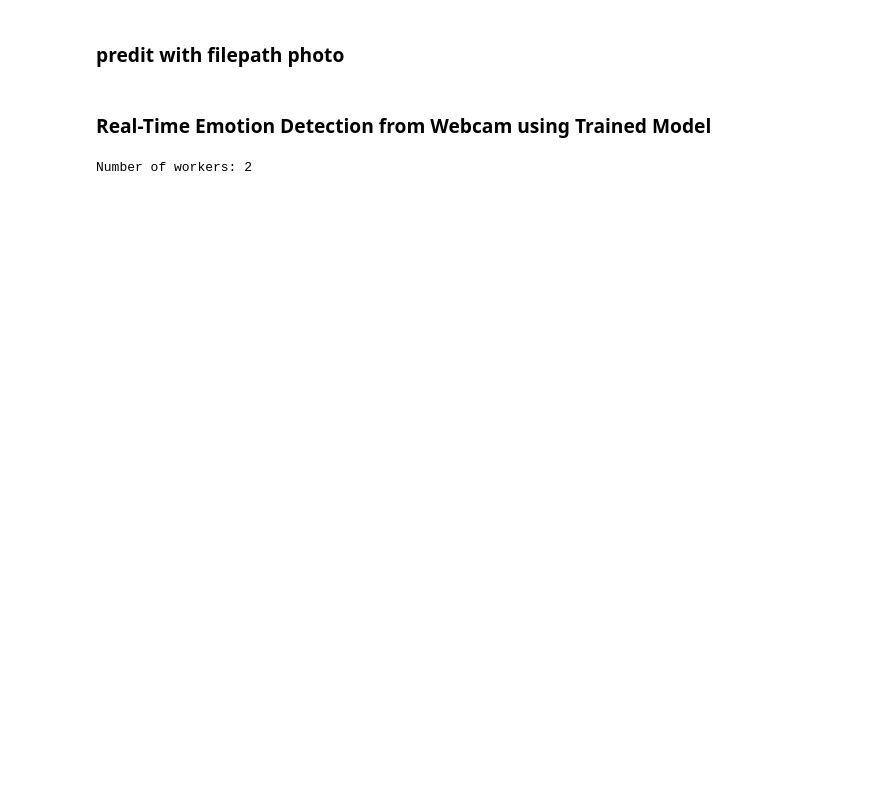
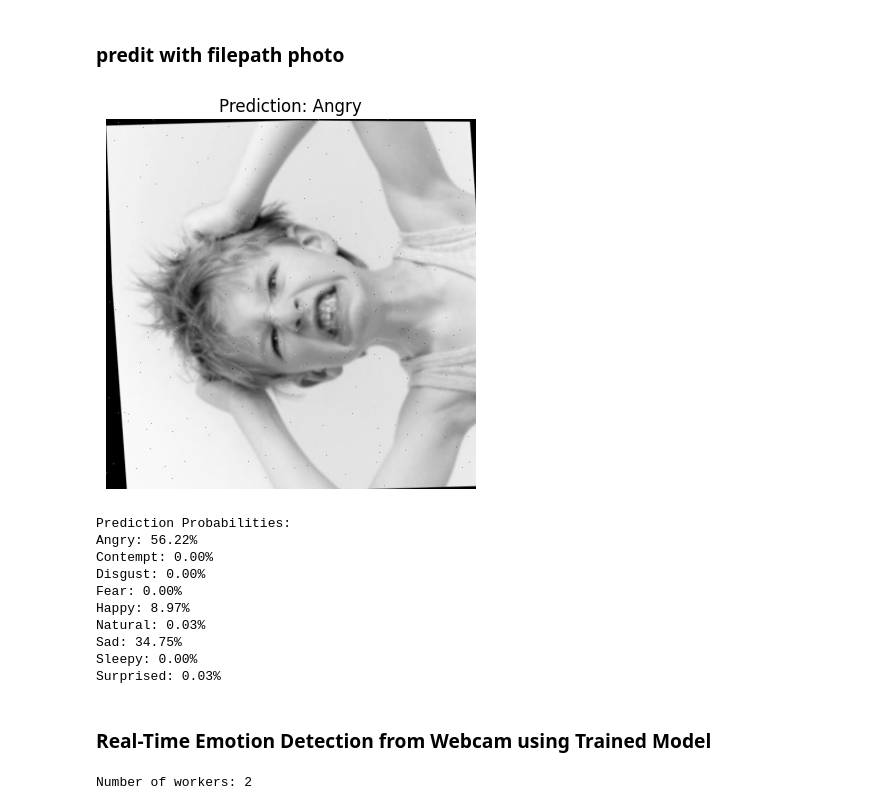
Before and after one commit to HmueGyi/9_facial_detection, a Jupyter notebook: emotion_detection.ipynb, the cells around one changed output. Cells and saved outputs as stored; diff of their text form; code cells hidden in the pictures; blank space fills up the shorter version.

```diff
--- a/emotion_detection.ipynb
+++ b/emotion_detection.ipynb
@@ -102,8 +102,8 @@ from sklearn.utils.class_weight import compute_class_weight
 # valid = used to evaluate your model during training (for tuning).
 
 # Define the main data directory
-# data_dir = r'D:\Project03_emotion\data'
-data_dir = r'./data'
+data_dir = r'D:\Project03_emotion\data'
+# data_dir = r'./data'
 
 # Define image size
 image_size = 224
@@ -216,8 +216,8 @@ print(f"Class names: {class_names}")
 
 # Create DataLoaders
 print("Creating DataLoaders...")
-train_loader = DataLoader(train_dataset, batch_size=32, shuffle=True, num_workers=2)    # data load with 2 CPU threads (num_workers=2)
-val_loader = DataLoader(val_dataset, batch_size=32, shuffle=False, num_workers=2)
+train_loader = DataLoader(train_dataset, batch_size=32, shuffle=True, num_workers=0)    # data load with 2 CPU threads (num_workers=2)
+val_loader = DataLoader(val_dataset, batch_size=32, shuffle=False, num_workers=0)
 print("DataLoaders created.")
 # %% [output]
 Number of classes: 9
@@ -285,6 +285,6 @@ class_weights_tensor = torch.tensor(class_weights, dtype=torch.float).to(device)
 
 # Update loss function
 criterion = nn.CrossEntropyLoss(weight=class_weights_tensor)                        # use CrossEntropyLoss for multi-class classification
-optimizer = optim.Adam(filter(lambda p: p.requires_grad, model.parameters()), lr=0.0005, weight_decay=1e-4) # Optimize only the parameters of the last layer
+optimizer = optim.Adam(filter(lambda p: p.requires_grad, model.parameters()), lr=0.0001, weight_decay=1e-4) # Optimize only the parameters of the last layer
 print("Loss function and optimizer defined.")
 # %% [output]
@@ -310,8 +310,7 @@ Loss function and optimizer defined.
 
     -   Applying scheduler step
 # %%
-
-scheduler = optim.lr_scheduler.ReduceLROnPlateau(optimizer, mode='max', factor=0.1, patience=3, verbose=True)
+scheduler = optim.lr_scheduler.ReduceLROnPlateau(optimizer, mode='max', factor=0.1, patience=3)
 
 # Early stopping parameters
 patience = 3                        # Number of epochs to wait for improvement before stopping
@@ -330,7 +329,7 @@ epochs_no_improve = 0
 train_losses = []
 val_losses = []
 # Training loop
-num_epochs = 1
+num_epochs = 15
 print("Starting training loop...")
 for epoch in range(num_epochs):
     print(f"Epoch {epoch+1}/{num_epochs}: Training...")
@@ -491,35 +524,47 @@ from torchvision.transforms.functional import to_pil_image
 # --- Test with your own image ---
 def predict_image(model, image_path, transform, class_names):
     model.eval()
 
     # Load and preprocess the image
     image = Image.open(image_path).convert("RGB")
     input_tensor = transform(image).unsqueeze(0).to(device)  # Add batch dimension
 
     with torch.no_grad():
         output = model(input_tensor)
         probabilities = torch.nn.functional.softmax(output[0], dim=0)
         predicted_class = torch.argmax(probabilities).item()
 
     # Show image
     plt.imshow(image)
     plt.title(f"Prediction: {class_names[predicted_class]}")
     plt.axis('off')
     plt.show()
 
     # Show probabilities
     print("Prediction Probabilities:")
     for i, prob in enumerate(probabilities):
         print(f"{class_names[i]}: {prob.item()*100:.2f}%")
 
 # Load best model weights
 model.load_state_dict(torch.load('best_model.pth'))
 
 # ✅ Set your own test image path
-your_image_path = r'D:\Project03_emotion\your_test_image.jpg'  # <-- change this
+my_image_path = r'D:\Project03_emotion\data\test\images\surprise-1773-_jpg.rf.ca8b22cfd0652157cc4601d9ae00cccf.jpg'  # <-- change this
 
 # Predict using the validation transform
-predict_image(model, your_image_path, val_transforms, class_names)
+predict_image(model, my_image_path, val_transforms, class_names)
+# %% [output]
+[figure, added]
+Prediction Probabilities:
+Angry: 56.22%
+Contempt: 0.00%
+Disgust: 0.00%
+Fear: 0.00%
+Happy: 8.97%
+Natural: 0.03%
+Sad: 34.75%
+Sleepy: 0.00%
+Surprised: 0.03%
 # %% [markdown]
 ### Real-Time Emotion Detection from Webcam using Trained Model
 # %%
```
Also changed, not shown: parts of 9 cells of this notebook, 1 other file.
